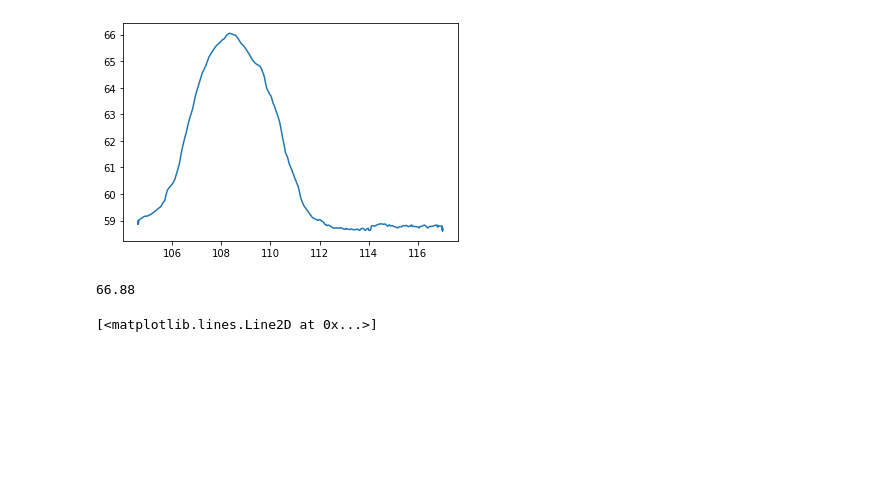
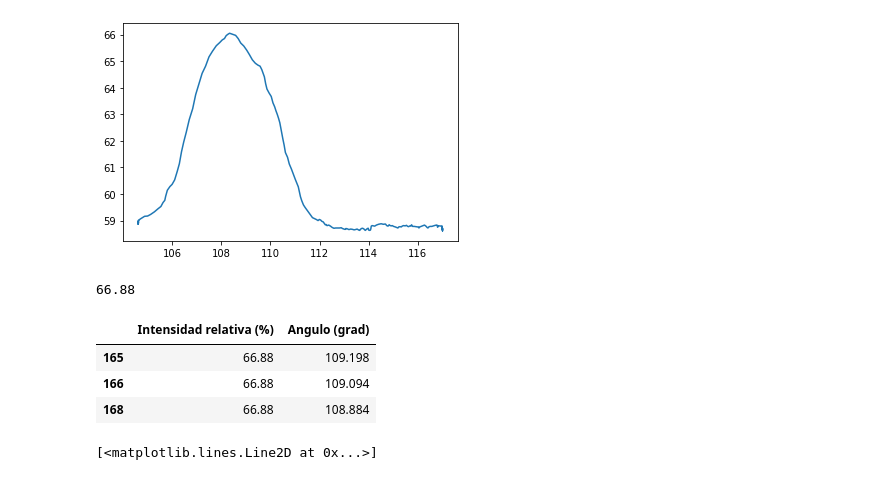
Before and after one commit to fbientrigo/lab_fisica, a Jupyter notebook: Lab 4/BlackBodyRadiation/ANALISIS.ipynb, the cells around one changed output. Saved outputs shown, nothing was run; the diff lists cells and outputs as text; code cells hidden in the pictures; blank space fills up the shorter version.

```diff
--- a/Lab 4/BlackBodyRadiation/ANALISIS.ipynb
+++ b/Lab 4/BlackBodyRadiation/ANALISIS.ipynb
@@ -32,6 +33,13 @@ second_FiveVolts["Angulo (grad)"] += 117
 max(FiveVolts["Intensidad relativa (%)"])
 # %% [output]
 66.88
+# %%
+FiveVolts[FiveVolts["Intensidad relativa (%)"]==max(FiveVolts["Intensidad relativa (%)"])]
+# %% [output]
+|  | Intensidad relativa (%) | Angulo (grad) |
+| 165 | 66.88 | 109.198 |
+| 166 | 66.88 | 109.094 |
+| 168 | 66.88 | 108.884 |
 # %%
 plt.plot(FiveVolts["Angulo (grad)"], FiveVolts["Intensidad relativa (%)"])
 # %% [output]
```
Also changed, not shown: parts of 2 cells of this notebook, 7 other files.
